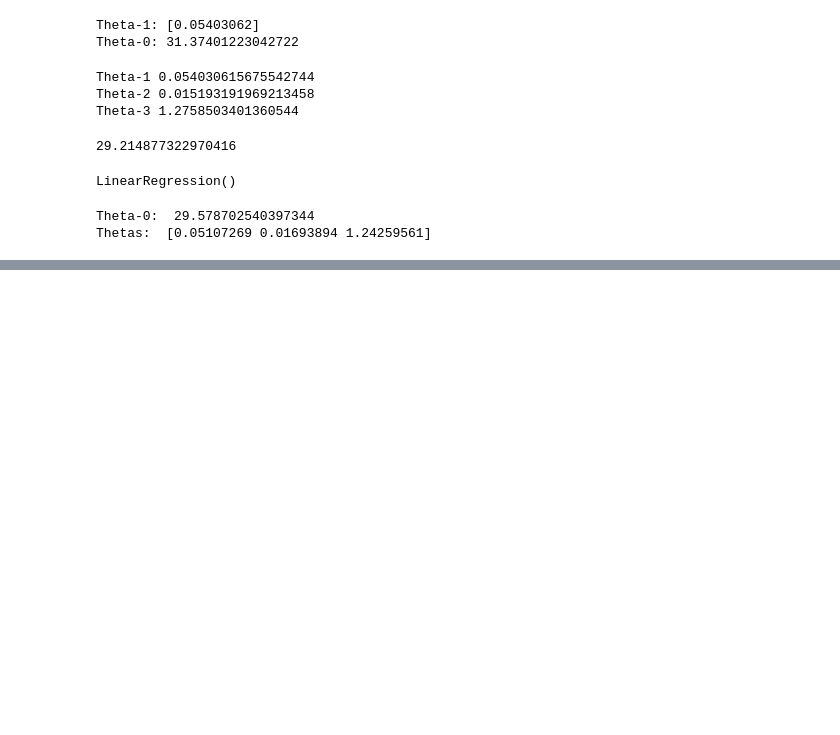
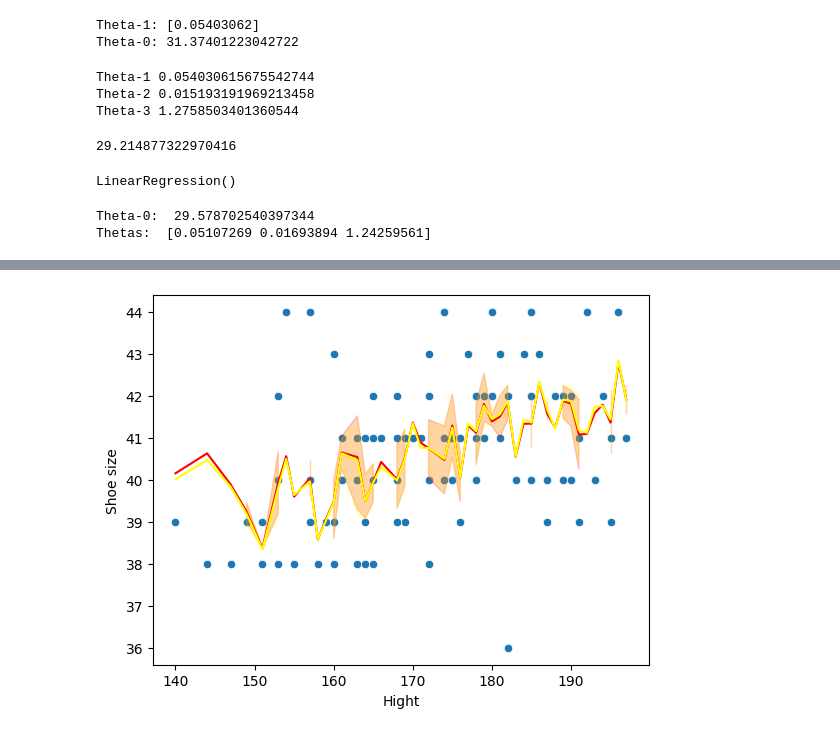
Before and after one commit to usmonaliyev99/ml-tutorials, a Jupyter notebook: 7.regression/3.ipynb, the cells around one changed output, grey strips where cells are left out. Drawn from its saved outputs; the diff is of its cells as text; code cells hidden in the pictures; blank space fills up the shorter version.

Commit message:
refactor: see diff of linear regression and linear regression by hand

```diff
--- a/7.regression/3.ipynb
+++ b/7.regression/3.ipynb
@@ -153,0 +144,4 @@ array([42.62425894, 40.6389088 , 39.96933448, 40.2636054 , 41.04279658,
+# %%
+hand_by_labels = predict(df[['Hight', 'Weight', 'Gender']].to_numpy())
+
+hand_by_labels
@@ -153,0 +166,4 @@ array([42.62425894, 40.6389088 , 39.96933448, 40.2636054 , 41.04279658,
+# %%
+labels = lr_model.predict(df[['Hight', 'Weight', 'Gender']])
+
+labels
@@ -153,0 +188,8 @@ array([42.62425894, 40.6389088 , 39.96933448, 40.2636054 , 41.04279658,
+# %%
+sns.scatterplot(x=df['Hight'], y=df['Shoe size'])
+sns.lineplot(x=df['Hight'], y=labels, color='red')
+sns.lineplot(x=df['Hight'], y=hand_by_labels, color='yellow')
+
+plt.show()
+# %% [output]
+[figure, added]
```
Also changed, not shown: parts of 5 cells of this notebook.
